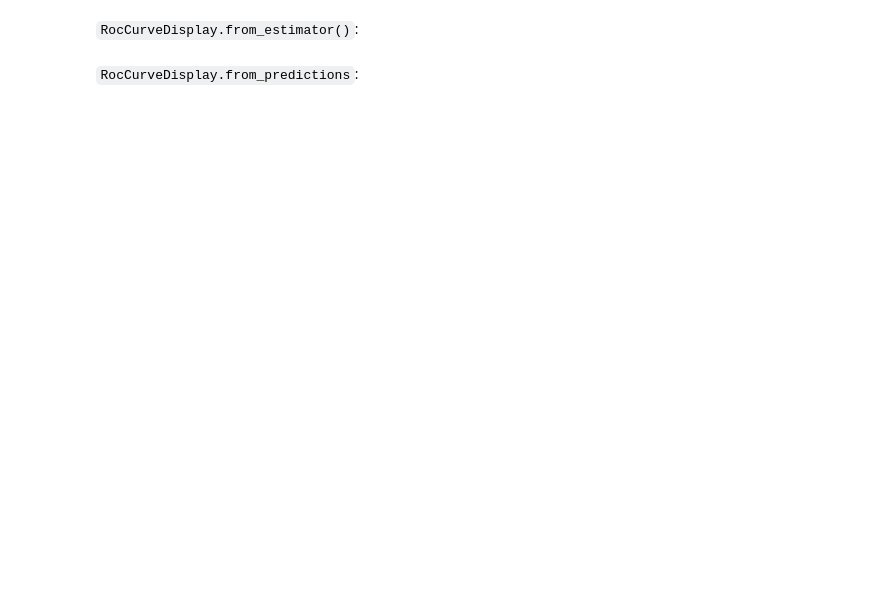
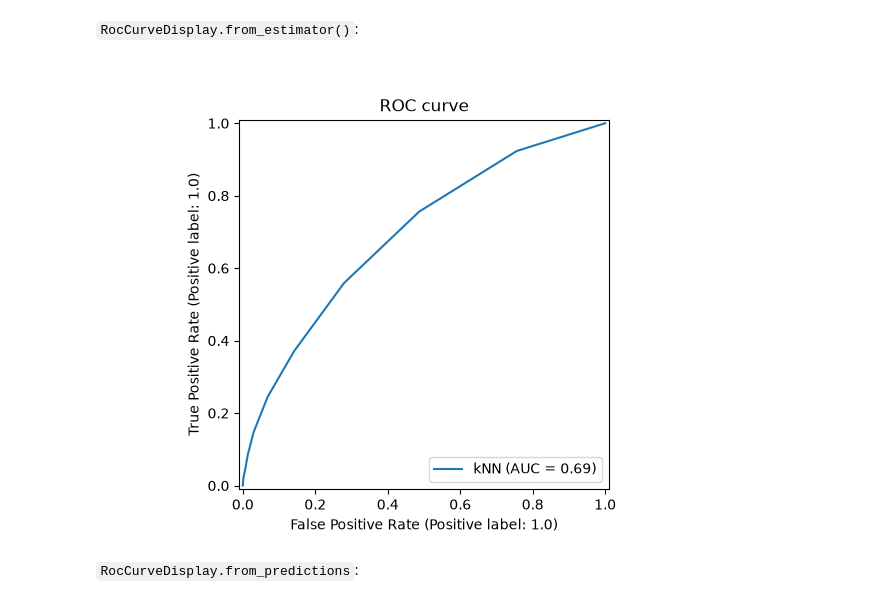
Before and after one commit to underburned/dv, a Jupyter notebook: lectures/lecture_6/lecture_6.ipynb, the cells around one changed output. Saved outputs shown, nothing was run; the diff lists cells and outputs as text; code cells hidden in the pictures; blank space fills up the shorter version.

```diff
--- a/lectures/lecture_6/lecture_6.ipynb
+++ b/lectures/lecture_6/lecture_6.ipynb
@@ -1873,12 +1917,16 @@ roc_auc_score(y_test, clf.predict_proba(X_test)[:, 1])
 # %%
 from sklearn.metrics import RocCurveDisplay
 
 close_mpl_fig()
+fig, ax = plt.subplots()
 display = RocCurveDisplay.from_estimator(
-    clf, X_test, y_test, name="kNN"
+    clf, X_test, y_test, name="kNN", ax=ax
 )
 _ = display.ax_.set_title("ROC curve")
 display.ax_.set_aspect('equal', adjustable='box')
+# fig.show()
+# %% [output]
+[figure, added]
 # %% [markdown]
 `RocCurveDisplay.from_predictions`:
 # %%
```
Also changed, not shown: parts of 17 cells of this notebook.
